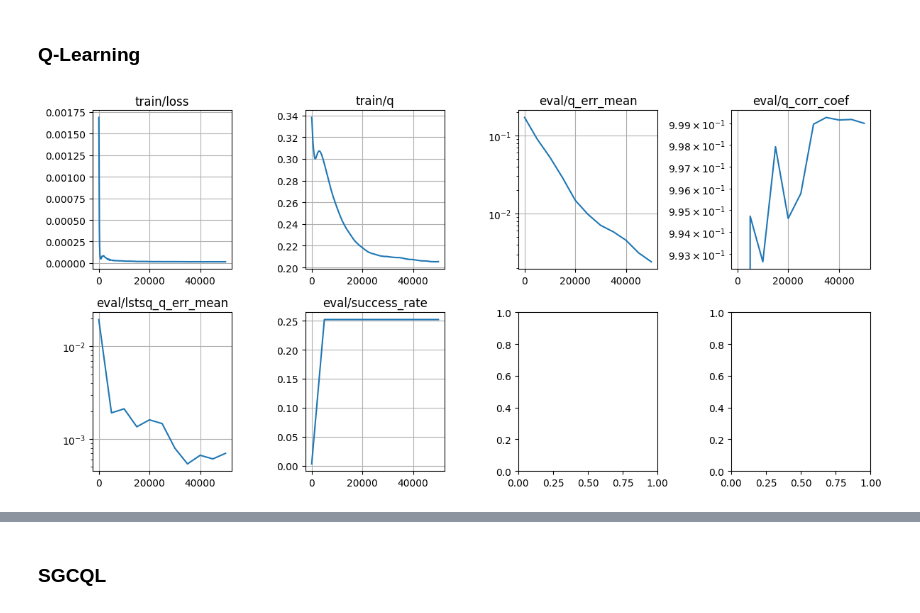
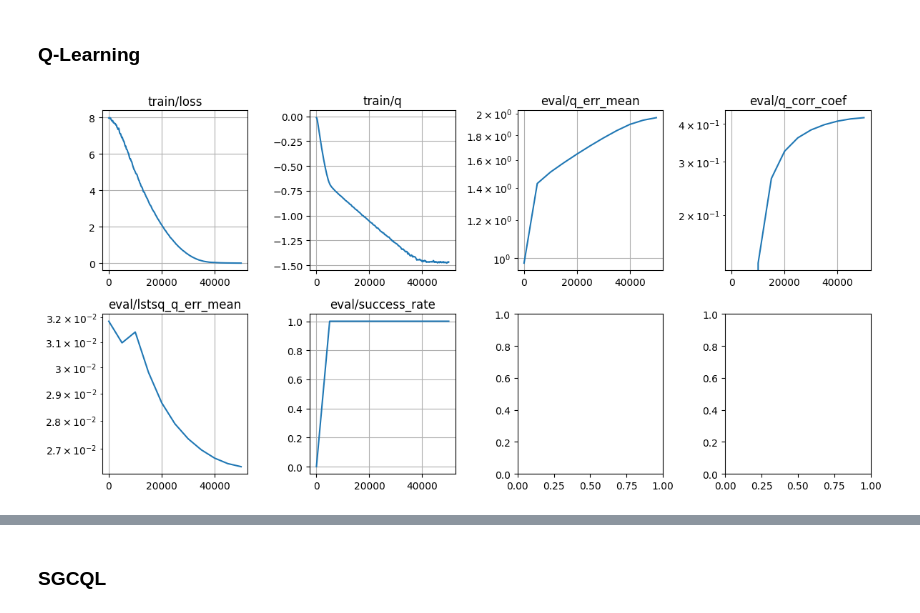
Before and after one commit to chongyi-zheng/ogbench, a Jupyter notebook: notebooks/mdp2gcmdp_CliffWalking.ipynb, the cells around one changed output, grey strips where cells are left out. Saved outputs shown, nothing was run; the diff lists cells and outputs as text; code cells hidden in the pictures.

Commit message:
notebooks/mdp2gcmdp_CliffWalking.ipynb: fix q learning num_actions bugs

```diff
--- a/notebooks/mdp2gcmdp_CliffWalking.ipynb
+++ b/notebooks/mdp2gcmdp_CliffWalking.ipynb
@@ -172,28 +178,27 @@ num of total transitions 99305
 # value iteration to find the optimal Q
 rewards = env.rewards
 transition_probs = env.transition_probs
-masks = env.masks
+# masks = env.masks
 
-# (chongyi): why this number is negative?
+# value iteration to find the optimal Q in the original MDP using gamma
 opt_q = np.zeros([env.nS, env.nA], dtype=np.float32)
 for _ in range(10_000):
-  opt_q = (1 - discount) * np.sum(transition_probs * rewards, axis=-1) + discount * np.einsum('ijk,k->ij', transition_probs * masks, np.max(opt_q, axis=-1))
+  opt_q = (1 - discount) * np.sum(transition_probs * rewards, axis=-1) + discount * np.einsum('ijk,k->ij', transition_probs, np.max(opt_q, axis=-1))
 opt_v = np.max(opt_q, axis=-1)
 
 # deterministic optimal policy
 opt_policy = np.zeros([env.nS, env.nA])
 opt_policy[np.arange(env.nS), np.argmax(opt_q, axis=-1)] = 1.0
 
-# (chongyi): why this number is negative?
 # value iteration to find the optimal Q in the original MDP using gamma ** 2
 opt_q_square_discount = np.zeros([env.nS, env.nA], dtype=np.float32)
 for _ in range(10_000):
-  opt_q_square_discount = (1 - discount ** 2) * np.sum(transition_probs * rewards, axis=-1) + discount ** 2 * np.einsum('ijk,k->ij', transition_probs * masks, np.max(opt_q_square_discount, axis=-1))
+  opt_q_square_discount = (1 - discount ** 2) * np.sum(transition_probs * rewards, axis=-1) + discount ** 2 * np.einsum('ijk,k->ij', transition_probs, np.max(opt_q_square_discount, axis=-1))
 
 # value iteration to find the behavioral Q
 behavioral_q = np.zeros([env.nS, env.nA], dtype=np.float32)
 for _ in range(10_000):
-  behavioral_q = (1 - discount) * np.sum(transition_probs * rewards, axis=-1) + discount * np.einsum('ijk,k->ij', transition_probs * masks, np.sum(behavioral_policy * behavioral_q, axis=-1))
+  behavioral_q = (1 - discount) * np.sum(transition_probs * rewards, axis=-1) + discount * np.einsum('ijk,k->ij', transition_probs, np.sum(behavioral_policy * behavioral_q, axis=-1))
 behavioral_v = np.sum(behavioral_policy * behavioral_q, axis=-1)
 # %%
 print("optimal q and optimal policy: ")
@@ -650,9 +512,9 @@ print(augmented_env.get_model()[0])
 #### Utils
 # %%
 def sample_batch(batch_size):
-    dataset_size = len(train_dataset['observations'])
+    dataset_size = len(dataset['observations'])
     idxs = np.random.randint(dataset_size, size=batch_size)
-    batch = jax.tree_util.tree_map(lambda arr: arr[idxs], train_dataset)
+    batch = jax.tree_util.tree_map(lambda arr: arr[idxs], dataset)
 
     return batch
 # %%
@@ -745,16 +635,27 @@ key, critic_key = jax.random.split(key)
 
 example_batch = sample_batch(2)
 critic = Critic()
+# critic_params = critic.init(critic_key, example_batch['observations'], example_batch['actions'])
 critic_params = critic.init(critic_key, example_batch['observations'], example_batch['actions'])
 target_critic_params = copy.deepcopy(critic_params)
 
 def loss_fn(params, target_params, batch):
   q = critic.apply(params, batch['observations'], batch['actions'])
+  # q = jnp.sum(qs * jax.nn.one_hot(batch['actions'], env.nA), axis=-1)
 
-  next_q1 = critic.apply(target_params, batch['next_observations'], jnp.zeros_like(batch['next_observations']))
-  next_q2 = critic.apply(target_params, batch['next_observations'], jnp.ones_like(batch['next_observations']))
-  next_q = jnp.maximum(next_q1, next_q2)
-  target_q = (1 - discount ** 2) * batch['rewards'] + discount ** 2 * batch['masks'] * next_q
+  next_observations = batch['next_observations'][:, None].repeat(env.nA, axis=1).reshape(-1)
+  next_actions = jnp.arange(eval_env.nA)[None, :].repeat(batch_size, axis=0).reshape(-1)
+  # next_qs = []
+  # for idx in range(env.nA):
+  #   next_q = critic.apply(target_params, batch['next_observations'], jnp.full_like(batch['next_observations'], idx))
+  #   next_qs.append(next_qs)
+  # next_qs = jnp.stack(next_qs, axis=-1)
+  next_qs = critic.apply(target_params, next_observations, next_actions)
+  next_qs = next_qs.reshape([batch_size, env.nA])
+  next_q = jnp.max(next_qs, axis=-1)
+  # target_q = (1 - discount ** 2) * batch['rewards'] + discount ** 2 * batch['masks'] * next_q
+  target_q = (1 - discount ** 2) * batch['rewards'] + discount ** 2 * next_q
+  # target_q = (1 - discount) * batch['rewards'] + discount * next_q
 
   loss = jnp.mean((q - target_q) ** 2)
 
@@ -782,17 +683,18 @@ def update_fn(params, target_params, opt_state, batch):
 
   return params, target_params, opt_state, loss, info
 
-def compute_success_rate(params, num_eval_episodes=2000, max_episode_steps=1001):
-  seed = 100
-  augmented_eval_env = AugmentedRiverSwim(discount=discount, seed=seed, max_episode_steps=max_episode_steps)
+def compute_success_rate(params, num_eval_episodes=100, max_episode_steps=100):
+  eval_env = CliffWalkingEnv(random_init_state=True, max_episode_steps=max_episode_steps)
 
   # compute the pi
-  obs = jnp.arange(augmented_env.num_states)[:, None].repeat(augmented_env.num_actions, axis=1).reshape(-1)
-  actions = jnp.arange(augmented_env.num_actions)[None, :].repeat(augmented_env.num_states, axis=0).reshape(-1)
+  obs = jnp.arange(eval_env.nS)[:, None].repeat(eval_env.nA, axis=1).reshape(-1)
+  actions = jnp.arange(eval_env.nA)[None, :].repeat(eval_env.nS, axis=0).reshape(-1)
   q = critic.apply(params, obs, actions)
-  q = q.reshape([augmented_env.num_states, augmented_env.num_actions])
+  q = q.reshape([eval_env.nS, eval_env.nA])
+  # obs = jnp.arange(eval_env.nS)
+  # q = critic.apply(params, obs)
   a = jnp.argmax(q, axis=-1)
-  pi = jax.nn.one_hot(a, augmented_env.num_actions)
+  pi = jax.nn.one_hot(a, eval_env.nA)
   pi = np.asarray(pi)
 
   # evaluation
@@ -801,28 +703,30 @@ def compute_success_rate(params, num_eval_episodes=2000, max_episode_steps=1001)
       traj_dataset = defaultdict(list)
 
       done = False
-      obs = augmented_eval_env.reset()
+      obs, _ = eval_env.reset()
       while not done:
-          action = np.random.choice(np.arange(augmented_eval_env.num_actions), p=pi[obs])
-          reward, next_obs, terminated, truncated = augmented_eval_env.step(action)
+          action = np.random.choice(np.arange(eval_env.nA), p=pi[obs])
+          next_obs, reward, terminated, truncated, _ = eval_env.step(action)
           done = terminated or truncated
 
           traj_dataset['observations'].append(obs)
           traj_dataset['actions'].append(action)
           traj_dataset['rewards'].append(reward)
+          traj_dataset['next_observations'].append(next_obs)
 
           obs = next_obs
-      successes.append(np.sum(traj_dataset['rewards']) >= 1.0)
-
+      successes.append(47 in traj_dataset['next_observations'])
   sr = np.mean(successes)
 
   return sr
 
 def evaluate_fn(params):
-  obs = jnp.arange(env.num_states)[:, None].repeat(env.num_actions, axis=1).reshape(-1)
-  actions = jnp.arange(env.num_actions)[None, :].repeat(env.num_states, axis=0).reshape(-1)
+  obs = jnp.arange(env.nS)[:, None].repeat(env.nA, axis=1).reshape(-1)
+  actions = jnp.arange(env.nA)[None, :].repeat(env.nS, axis=0).reshape(-1)
   q = critic.apply(params, obs, actions)
-  q = q.reshape([env.num_states, env.num_actions])
+  q = q.reshape([env.nS, env.nA])
+  # obs = jnp.arange(env.nS)
+  # q = critic.apply(params, obs)
   # scaled_q = q * (opt_q_square_discount / q).mean()
   # q_err_mean = jnp.mean(np.abs(q - opt_q_square_discount))
   # scaled_q_err_mean = jnp.mean(np.abs(scaled_q - opt_q_square_discount))
@@ -846,31 +750,31 @@ def evaluate_fn(params):
     'lstsq_q_err_mean': lstsq_q_err_mean,
     'success_rate': sr,
   }
 
   return info
 
 metrics = defaultdict(list)
 for i in tqdm.trange(1, num_iterations + 1):
   batch = sample_batch(batch_size)
   critic_params, target_critic_params, opt_state, loss, info = update_fn(
     critic_params, target_critic_params, opt_state, batch)
 
   for k, v in info.items():
     metrics['train/' + k].append(
       np.array([i, v])
     )
 
   if i == 1 or i % eval_interval == 0:
     eval_info = evaluate_fn(critic_params)
     for k, v in eval_info.items():
       metrics['eval/' + k].append(
         np.array([i, v])
       )
 
   if i == 1 or i % log_interval == 0:
     plot_metrics(metrics, logyscale_stats=['eval/q_err_mean', 'eval/q_corr_coef', 'eval/lstsq_q_err_mean'])
     display.clear_output(wait=True)
     plt.tight_layout()
     plt.show()
 # %% [output]
-[figure, old version]
+[figure, new version]
```
Also changed, not shown: parts of 20 cells of this notebook.
